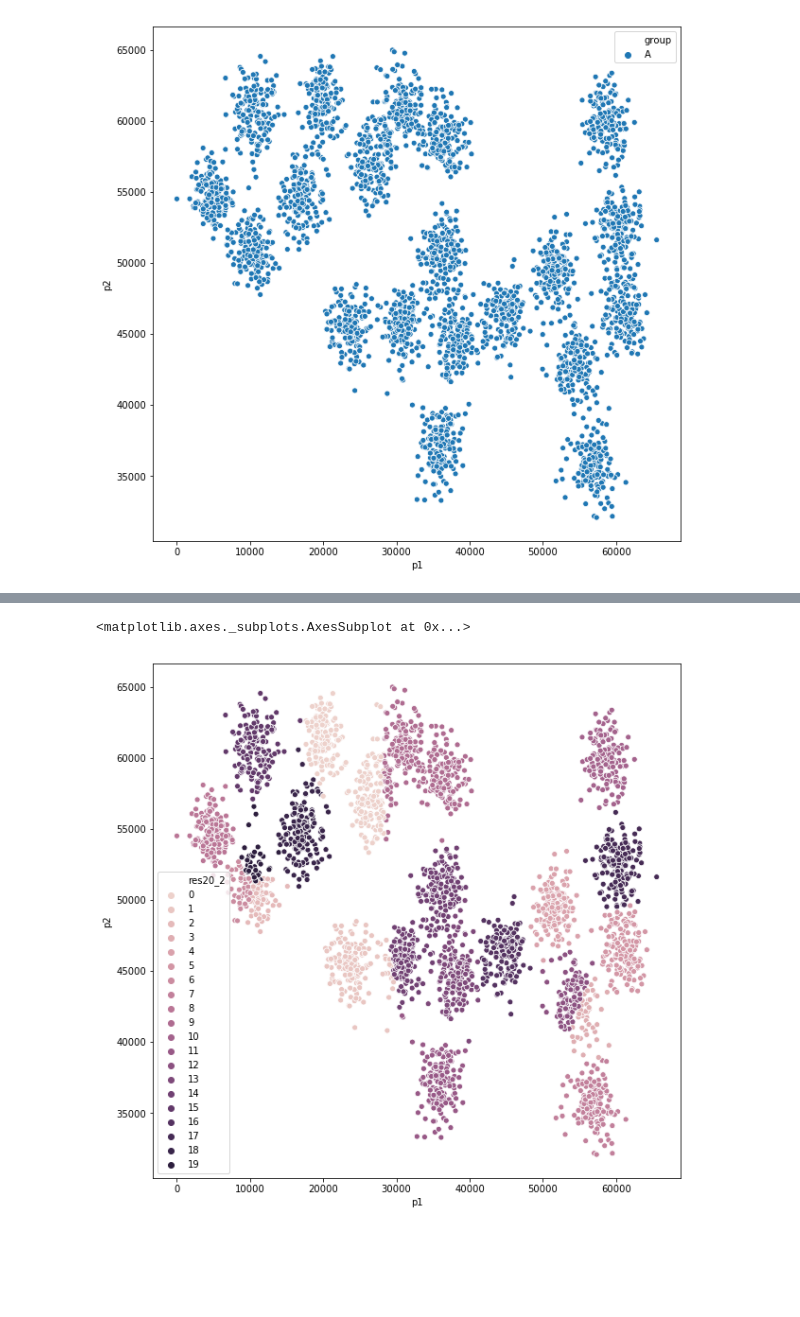
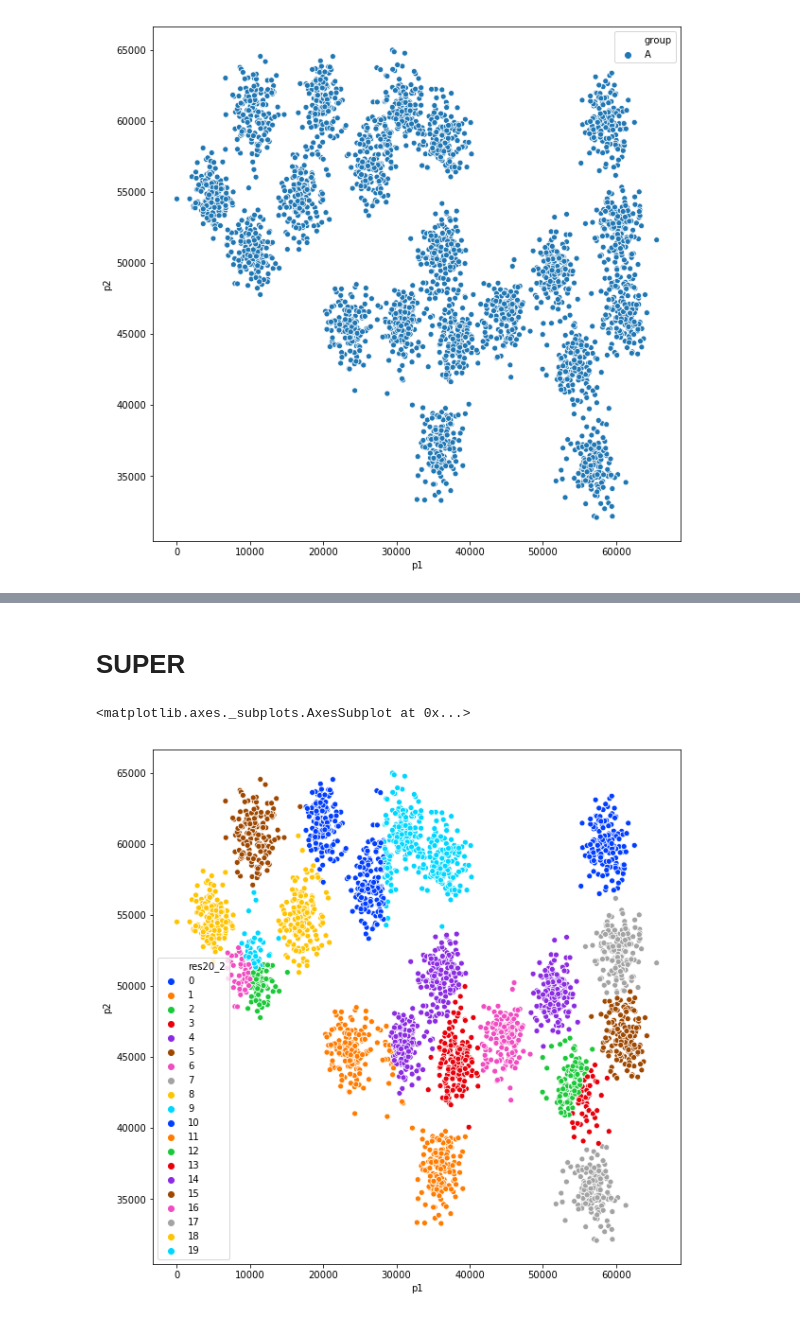
Before and after one commit to Jofemago/K-MEANS, a Jupyter notebook: analysis/integridadvalores.ipynb, the cells around one changed output, grey strips where cells are left out. Drawn from its saved outputs; the diff is of its cells as text; code cells hidden in the pictures; blank space fills up the shorter version.

```diff
--- a/analysis/integridadvalores.ipynb
+++ b/analysis/integridadvalores.ipynb
@@ -60,14 +61,17 @@ sns.scatterplot(
+# %% [markdown]
+# SUPER
 # %%
 result20_2 = pd.read_csv(ruta + "resvalores2.csv")
 valores["res20_2"] = result20_2
 # %%
 plt.figure(figsize=(10,10))
 sns.scatterplot(
     x="p1", y="p2",
     hue="res20_2",
     data=valores,
     legend="full",
+    palette =sns.color_palette("bright", len(valores['res20_super'].unique()))
 )
 # %% [output]
 <matplotlib.axes._subplots.AxesSubplot at 0x...>
-[figure, old version]
+[figure, new version]
```
Also changed, not shown: parts of 23 cells of this notebook, 3 other files.
